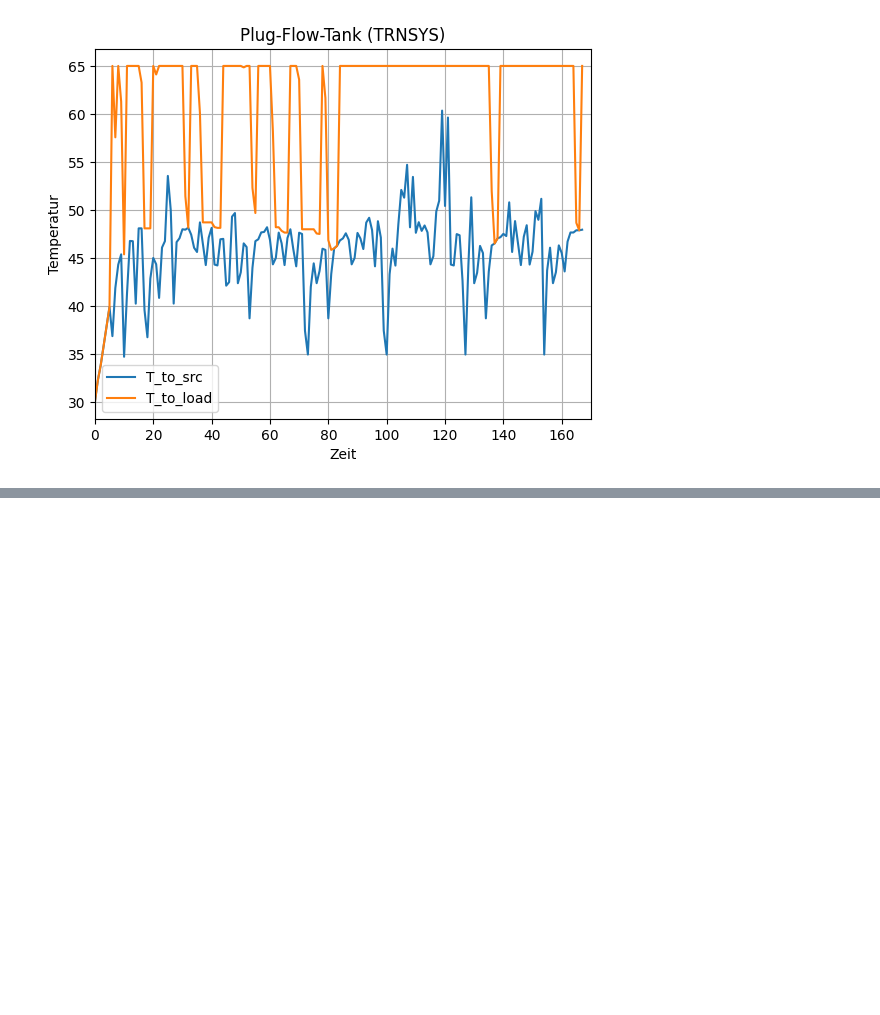
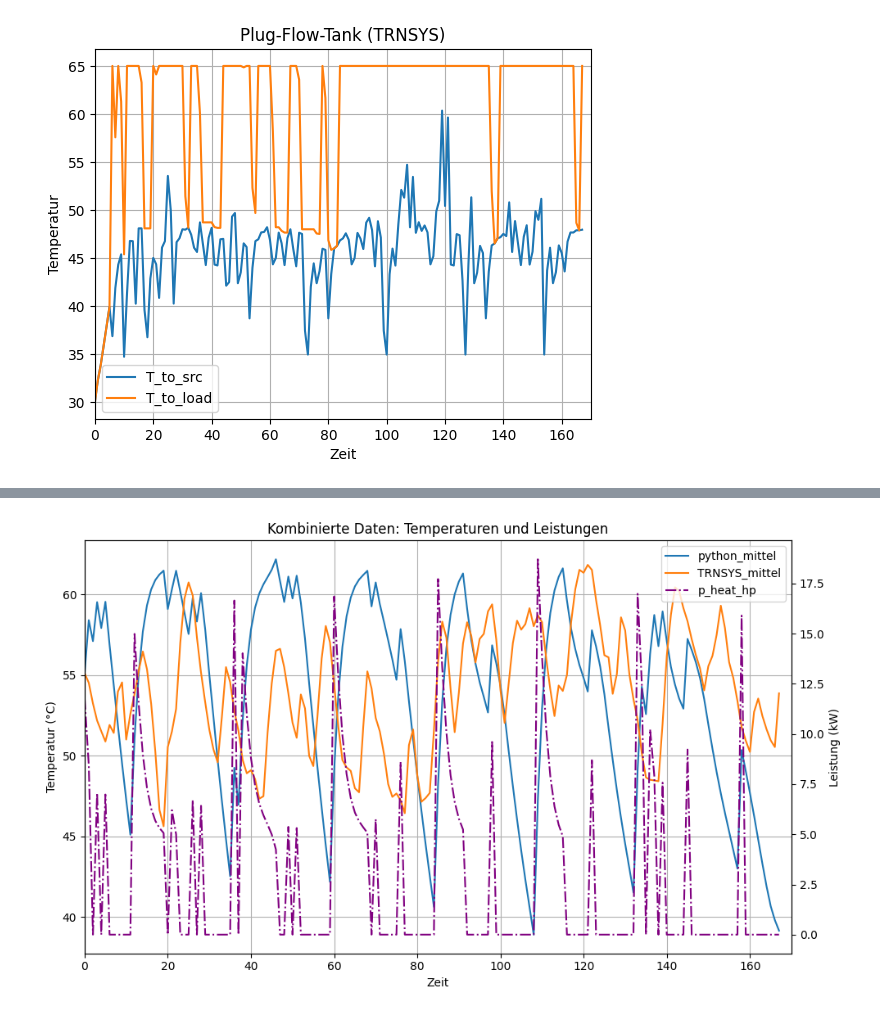
Before and after one commit to choffma8/masterprojektWaermespeicher, a Jupyter notebook: modellierungKonstanterVolumenspeicher.ipynb, the cells around one changed output, grey strips where cells are left out. Drawn from its saved outputs; the diff is of its cells as text; code cells hidden in the pictures; blank space fills up the shorter version.

Commit message:
Zusammenführung der Daten in einer CSV-Datei und grafische Darstellung der Speicher- und Wärmepumpenleistung

```diff
--- a/modellierungKonstanterVolumenspeicher.ipynb
+++ b/modellierungKonstanterVolumenspeicher.ipynb
@@ -411,0 +476,34 @@ plt.show()
+# %%
+# Plot des kombinierten DataFrames mit zwei y-Achsen
+import matplotlib.pyplot as plt
+
+# Erstelle Figur und Achsen
+fig, ax1 = plt.subplots(figsize=(10, 6))
+
+# Linke y-Achse: Temperaturen (in °C)
+temp_columns = [#'python_schicht_1', 'python_schicht_2', 'python_schicht_3',
+                'python_mittel',
+                #'TRNSYS_schicht_1', 'TRNSYS_schicht_2', 'TRNSYS_schicht_3',
+                'TRNSYS_mittel']
+combined_df[temp_columns].plot(ax=ax1, linewidth=1.5)
+ax1.set_title('Kombinierte Daten: Temperaturen und Leistungen')
+ax1.set_xlabel('Zeit')
+ax1.set_ylabel('Temperatur (°C)')
+ax1.set_xlim(0, 170)
+ax1.grid(True)
+
+# Rechte y-Achse: Leistungen (in kW)
+ax2 = ax1.twinx()
+#ax2.plot(combined_df.index, combined_df['p_elec_hp'], label='p_elec_hp', color='red', linestyle='--', linewidth=1.5)
+ax2.plot(combined_df.index, combined_df['p_heat_hp'], label='p_heat_hp', color='purple', linestyle='-.', linewidth=1.5)
+ax2.set_ylabel('Leistung (kW)')
+
+# Legende für beide Achsen
+lines1, labels1 = ax1.get_legend_handles_labels()
+lines2, labels2 = ax2.get_legend_handles_labels()
+ax1.legend(lines1 + lines2, labels1 + labels2, loc='upper right')
+
+plt.tight_layout()
+plt.show()
+# %% [output]
+[figure, added]
```
Also changed, not shown: parts of 4 cells of this notebook, 4 other files.
